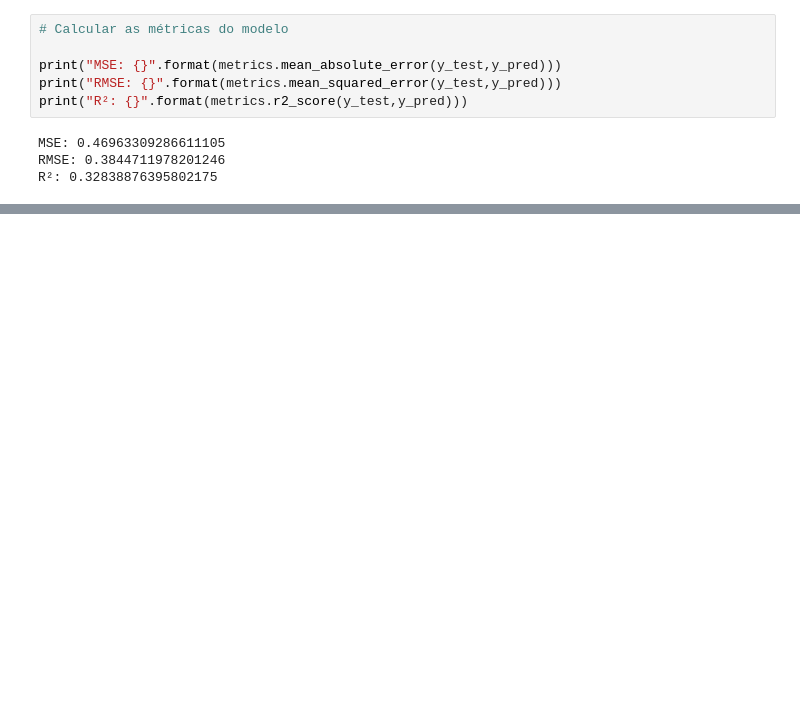
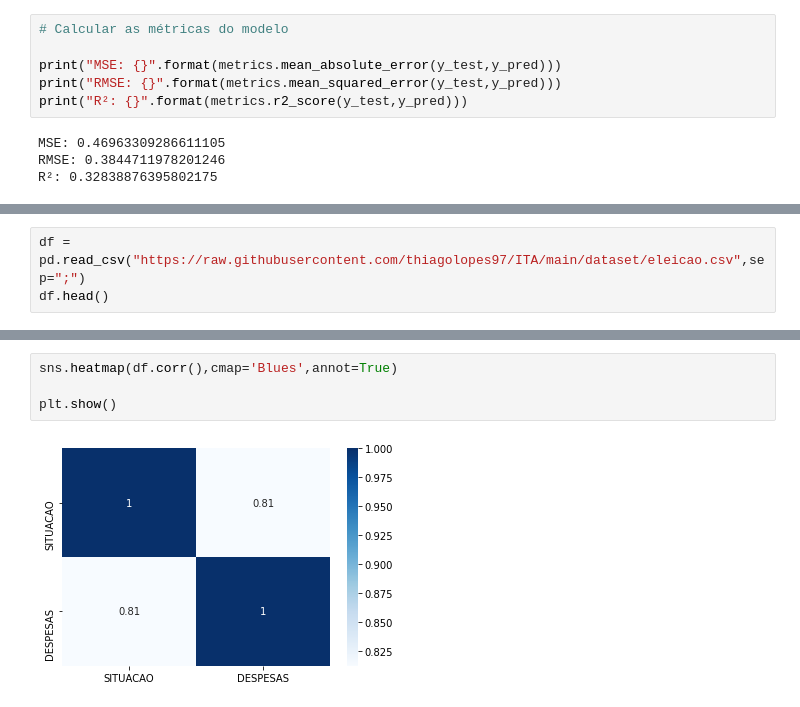
Before and after one commit to thiagolopes97/ITA, a Jupyter notebook: Aula2_RegLin_Log.ipynb, the cells around one changed output, grey strips where cells are left out. Saved outputs shown, nothing was run; the diff lists cells and outputs as text; blank space fills up the shorter version.

```diff
--- a/Aula2_RegLin_Log.ipynb
+++ b/Aula2_RegLin_Log.ipynb
@@ -372,0 +412,3 @@ R²: 0.32838876395802175
+# %%
+df = pd.read_csv("https://raw.githubusercontent.com/thiagolopes97/ITA/main/dataset/eleicao.csv",sep=";")
+df.head()
@@ -372,0 +435,6 @@ R²: 0.32838876395802175
+# %%
+sns.heatmap(df.corr(),cmap='Blues',annot=True)
+
+plt.show()
+# %% [output]
+[figure, added]
```
Also changed, not shown: parts of 29 cells of this notebook.
